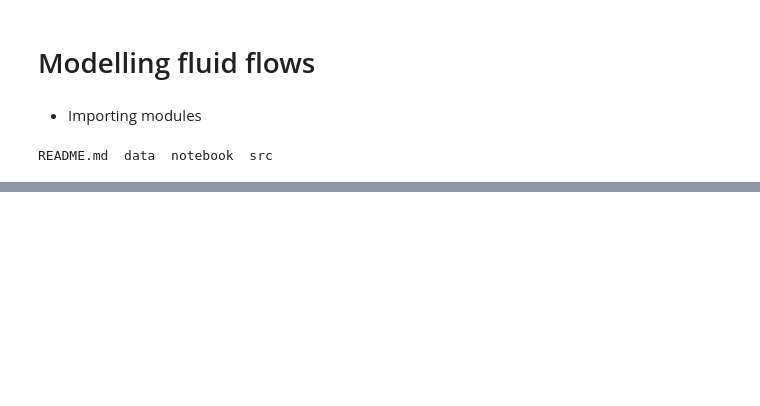
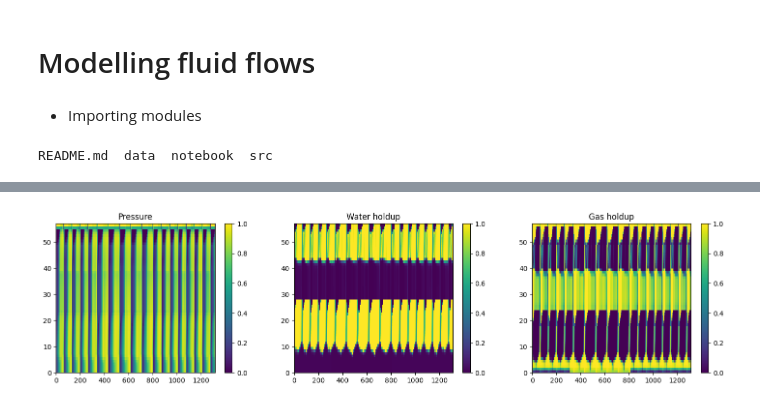
Before and after one commit to arofenitra/data-driven-modelling-fluid-flow, a Jupyter notebook: notebook/ML_modelling.ipynb, the cells around one changed output, grey strips where cells are left out. Saved outputs shown, nothing was run; the diff lists cells and outputs as text; code cells hidden in the pictures; blank space fills up the shorter version.

```diff
--- a/notebook/ML_modelling.ipynb
+++ b/notebook/ML_modelling.ipynb
@@ -22,0 +39,99 @@ ModuleNotFoundError: No module named 'pysindy'
+# %%
+
+
+path = r'./data/'
+df0 = pd.read_csv(path + 'pressure.csv', index_col=False, header=None)
+
+df1 = pd.read_csv(path + 'water_holdup.csv', index_col=False, header=None)
+
+df2 = pd.read_csv(path + 'water_velocity.csv', index_col=False, header=None)
+
+df3 = pd.read_csv(path + 'gas_holdup.csv', index_col=False, header=None)
+
+df4 = pd.read_csv(path + 'gas_velocity.csv', index_col=False, header=None)
+
+df5 = pd.read_csv(path + 'x.csv', index_col=False, header=None)
+
+df6 = pd.read_csv(path + 't.csv', index_col=False, header=None)
+
+t_start = 0
+
+x_end = 57
+
+x = df5.iloc[:x_end,0].to_numpy()
+
+t = df6.iloc[t_start:,0].T.to_numpy()
+
+pressure = df0.iloc[t_start:,:x_end].to_numpy().T
+
+water_holdup = df1.iloc[t_start:,:x_end].to_numpy().T
+
+water_velocity = df2.iloc[t_start:,:x_end].to_numpy().T
+
+gas_holdup = df3.iloc[t_start:,:x_end].to_numpy().T
+
+gas_velocity = df4.iloc[t_start:,:x_end].to_numpy().T
+
+L = x[-1] # length of spatial domain
+N = len(x) # number of spatial points in [0,L]
+
+T = t[-1] # total time
+Nt = len(t) # number of temporal points in [0,T]
+#Input data
+
+plt.figure(figsize=(18,4))
+
+plt.subplot(1, 3, 1)
+plt.title("Pressure")
+plt.pcolor(pressure)
+plt.colorbar()
+
+plt.subplot(1, 3, 2)
+plt.title("Water holdup")
+plt.pcolor(water_holdup)
+plt.colorbar()
+
+plt.subplot(1, 3, 3)
+plt.title("Gas holdup")
+plt.pcolor(gas_holdup)
+plt.colorbar()
+plt.show()
+#Output data
+
+plt.figure(figsize=(10,4))
+
+plt.subplot(1, 2, 1)
+
+plt.subplot(1, 2, 1)
+plt.title("Water velocity")
+plt.pcolor(water_velocity)
+plt.colorbar()
+
+plt.subplot(1, 2, 2)
+plt.title("Gas velocity")
+plt.pcolor(gas_velocity)
+plt.colorbar()
+plt.show()
+
+x_location = 0
+
+plt.figure(figsize=(18,4))
+
+plt.subplot(1, 3, 1)
+plt.plot(pressure.T[:,x_location],'-',label='pressure')
+plt.xlabel('Time $t$', fontsize=12)
+plt.legend(loc = 1, fontsize = 7)
+
+plt.subplot(1, 3, 2)
+plt.plot(water_holdup.T[:,x_location],'-',label='holdup')
+plt.xlabel('Time $t$', fontsize=12)
+plt.legend(loc = 1, fontsize = 7)
+
+plt.subplot(1, 3, 3)
+plt.plot(water_velocity.T[:,x_location],'-',label='velocity')
+plt.xlabel('Time $t$', fontsize=12)
+plt.legend(loc = 1, fontsize = 7)
+
+plt.show()
+# %% [output]
+[figure, added]
```
Also changed, not shown: parts of 6 cells of this notebook, 2 other files.
